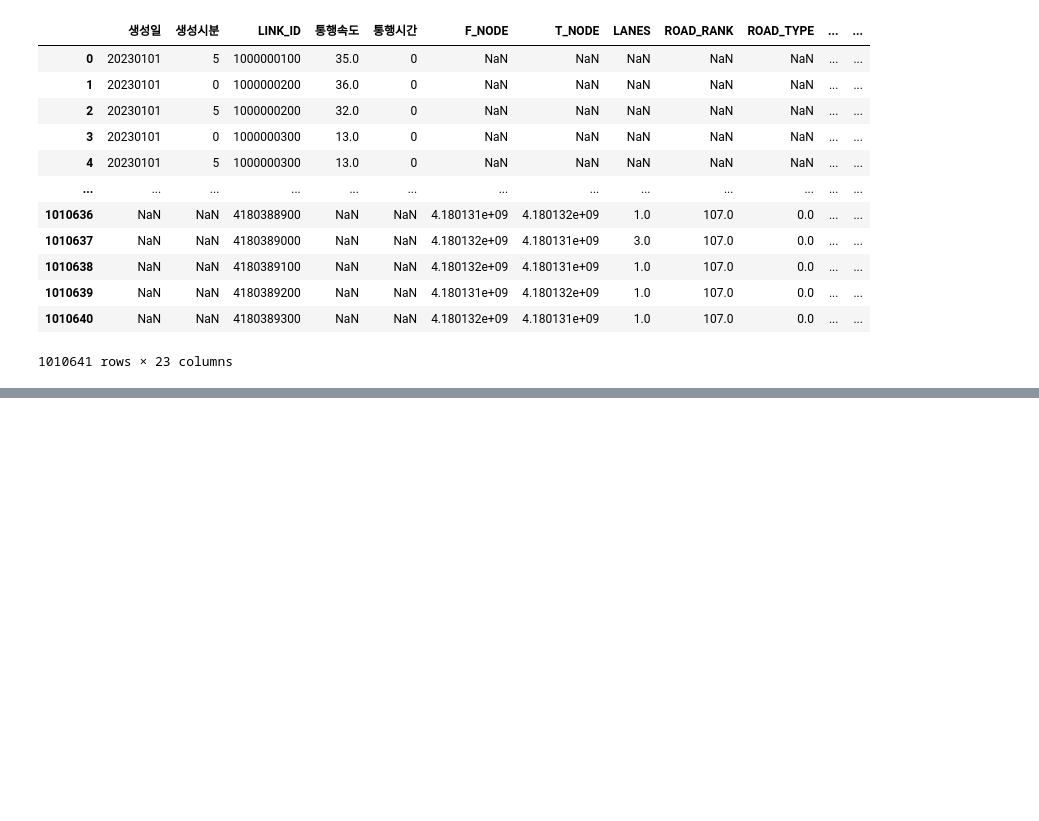
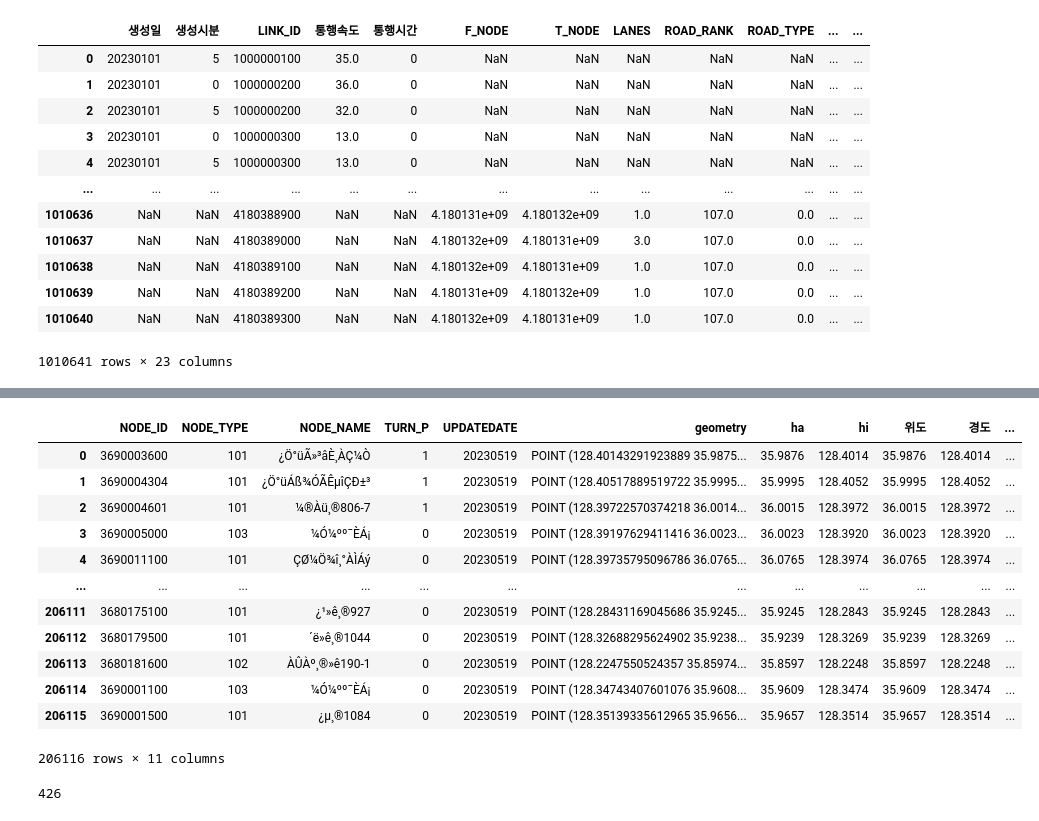
Before and after one commit to danawls/traffic_models, a Jupyter notebook: data_combine/second.ipynb, the cells around one changed output, grey strips where cells are left out. Drawn from its saved outputs; the diff is of its cells as text; code cells hidden in the pictures; blank space fills up the shorter version.

```diff
--- a/data_combine/second.ipynb
+++ b/data_combine/second.ipynb
@@ -349,0 +226,18 @@ PROJCS["ITRF2000_Central_Belt_60",GEOGCS["ITRF2000",DATUM["International_Terrest
+# %%
+n['위도'] = n['geometry'].apply(return_lat)
+n['경도'] = n['geometry'].apply(return_long)
+n
+# %% [output]
+|  | NODE_ID | NODE_TYPE | NODE_NAME | TURN_P | UPDATEDATE | geometry | ha | hi | 위도 | 경도 | ... |
+| 0 | 3690003600 | 101 | ¿Ö°üÃ»³âÈ¸ÀÇ¼Ò | 1 | 20230519 | POINT (128.40143291923889 35.9875... | 35.9876 | 128.4014 | 35.9876 | 128.4014 | ... |
+| 1 | 3690004304 | 101 | ¿Ö°üÁß¾ÓÃÊµîÇÐ±³ | 1 | 20230519 | POINT (128.40517889519722 35.9995... | 35.9995 | 128.4052 | 35.9995 | 128.4052 | ... |
+| 2 | 3690004601 | 101 | ¼®Àü¸®806-7 | 1 | 20230519 | POINT (128.39722570374218 36.0014... | 36.0015 | 128.3972 | 36.0015 | 128.3972 | ... |
+| 3 | 3690005000 | 103 | ¼Ó¼ºº¯È­Á¡ | 0 | 20230519 | POINT (128.39197629411416 36.0023... | 36.0023 | 128.3920 | 36.0023 | 128.3920 | ... |
+| 4 | 3690011100 | 101 | ÇØ¼Ö¾î¸°ÀÌÁý | 0 | 20230519 | POINT (128.39735795096786 36.0765... | 36.0765 | 128.3974 | 36.0765 | 128.3974 | ... |
+| ... | ... | ... | ... | ... | ... | ... | ... | ... | ... | ... | ... |
+| 206111 | 3680175100 | 101 | ¿¹»ê¸®927 | 0 | 20230519 | POINT (128.28431169045686 35.9245... | 35.9245 | 128.2843 | 35.9245 | 128.2843 | ... |
+| 206112 | 3680179500 | 101 | ´ë»ê¸®1044 | 0 | 20230519 | POINT (128.32688295624902 35.9238... | 35.9239 | 128.3269 | 35.9239 | 128.3269 | ... |
+| 206113 | 3680181600 | 102 | ÀÛÀº¸®»ê190-1 | 0 | 20230519 | POINT (128.2247550524357 35.85974... | 35.8597 | 128.2248 | 35.8597 | 128.2248 | ... |
+| 206114 | 3690001100 | 103 | ¼Ó¼ºº¯È­Á¡ | 0 | 20230519 | POINT (128.34743407601076 35.9608... | 35.9609 | 128.3474 | 35.9609 | 128.3474 | ... |
+| 206115 | 3690001500 | 101 | ¿µ¸®1084 | 0 | 20230519 | POINT (128.35139335612965 35.9656... | 35.9657 | 128.3514 | 35.9657 | 128.3514 | ... |
+206116 rows × 11 columns
@@ -349,0 +250,4 @@ PROJCS["ITRF2000_Central_Belt_60",GEOGCS["ITRF2000",DATUM["International_Terrest
+# %%
+spot['지점'][spot['지점'] == 426].iloc[0]
+# %% [output]
+426
```
Also changed, not shown: parts of 25 cells of this notebook, 4 other files.
